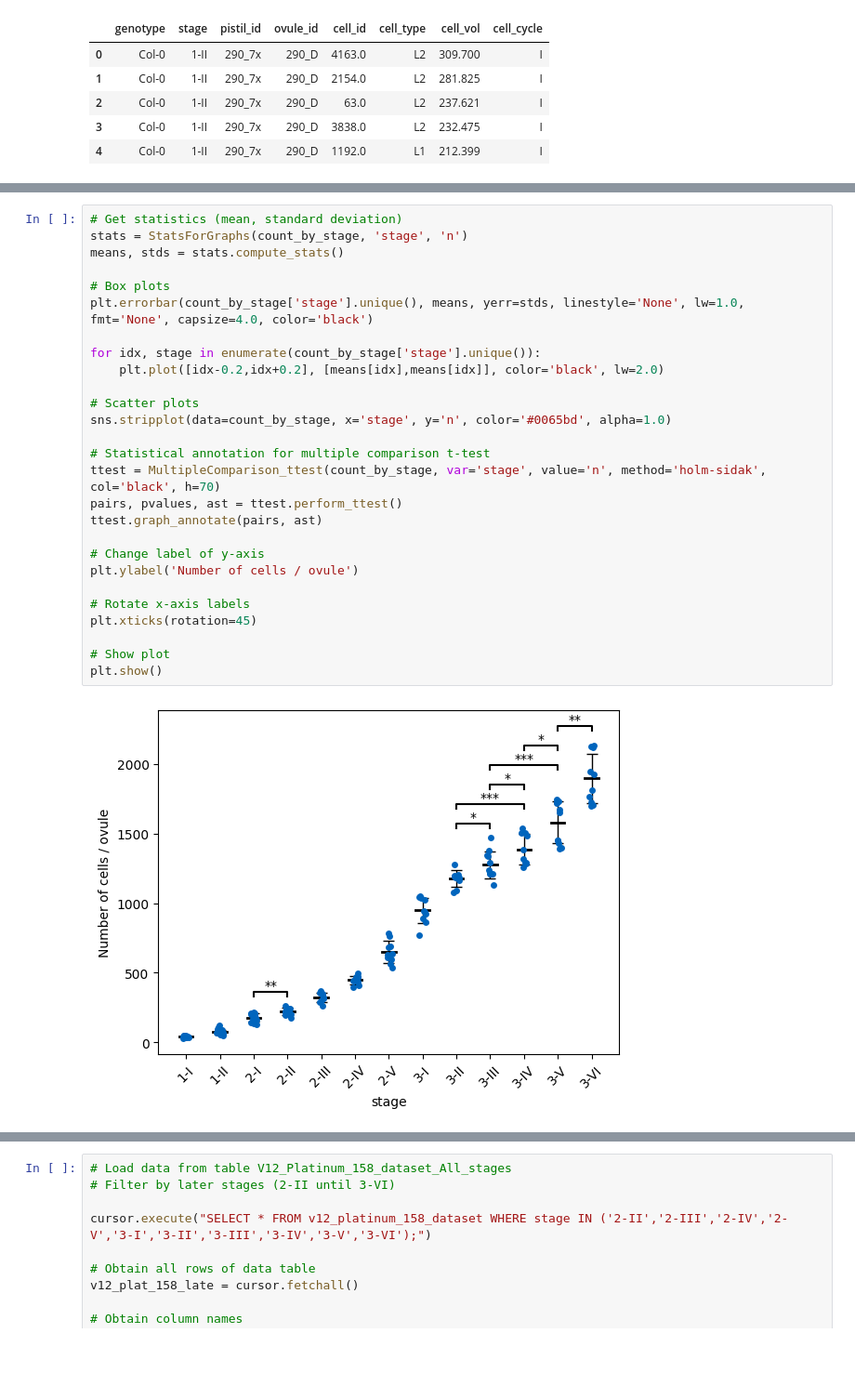
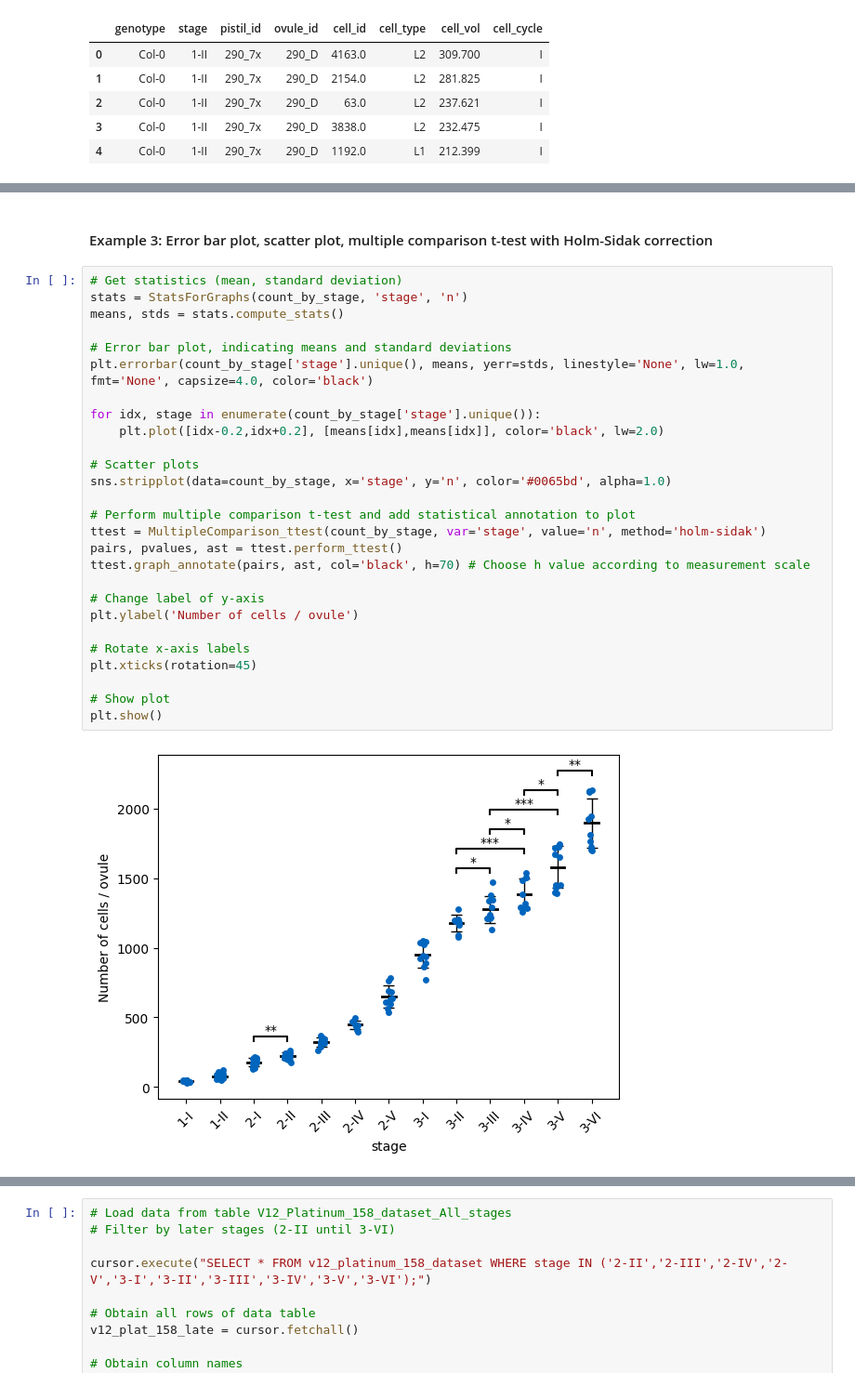
Before and after one commit to SNZLab/3D-ovule-analysis-pipeline, a Jupyter notebook: getting_started.ipynb, the cells around one changed output, grey strips where cells are left out. Shown: that part at 93% size. Drawn from its saved outputs; the diff is of its cells as text; blank space fills up the shorter version.

```diff
--- a/getting_started.ipynb
+++ b/getting_started.ipynb
@@ -124,29 +203,31 @@ plt.show()
+# %% [markdown]
+#### Example 3: Error bar plot, scatter plot, multiple comparison t-test with Holm-Sidak correction
 # %%
 # Get statistics (mean, standard deviation)
 stats = StatsForGraphs(count_by_stage, 'stage', 'n')
 means, stds = stats.compute_stats()
 
-# Box plots
+# Error bar plot, indicating means and standard deviations
 plt.errorbar(count_by_stage['stage'].unique(), means, yerr=stds, linestyle='None', lw=1.0, fmt='None', capsize=4.0, color='black')
 
 for idx, stage in enumerate(count_by_stage['stage'].unique()):
     plt.plot([idx-0.2,idx+0.2], [means[idx],means[idx]], color='black', lw=2.0)
 
 # Scatter plots
 sns.stripplot(data=count_by_stage, x='stage', y='n', color='#0065bd', alpha=1.0)
 
-# Statistical annotation for multiple comparison t-test
-ttest = MultipleComparison_ttest(count_by_stage, var='stage', value='n', method='holm-sidak', col='black', h=70)
+# Perform multiple comparison t-test and add statistical annotation to plot
+ttest = MultipleComparison_ttest(count_by_stage, var='stage', value='n', method='holm-sidak')
 pairs, pvalues, ast = ttest.perform_ttest()
-ttest.graph_annotate(pairs, ast)
+ttest.graph_annotate(pairs, ast, col='black', h=70) # Choose h value according to measurement scale
 
 # Change label of y-axis
 plt.ylabel('Number of cells / ovule')
 
 # Rotate x-axis labels
 plt.xticks(rotation=45)
 
 # Show plot
 plt.show()
 # %% [output]
-[figure, old version]
+[figure, new version]
```
Also changed, not shown: parts of 41 cells of this notebook, 2 other files.
